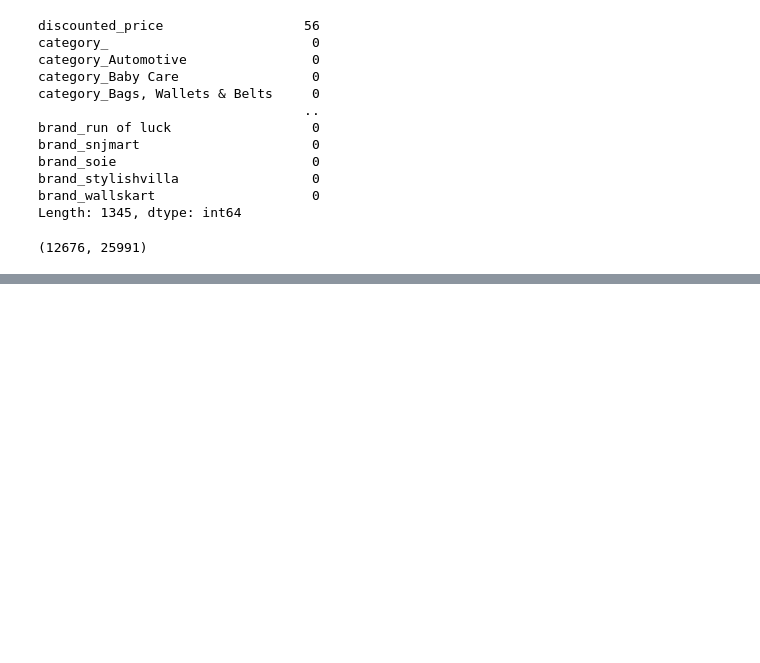
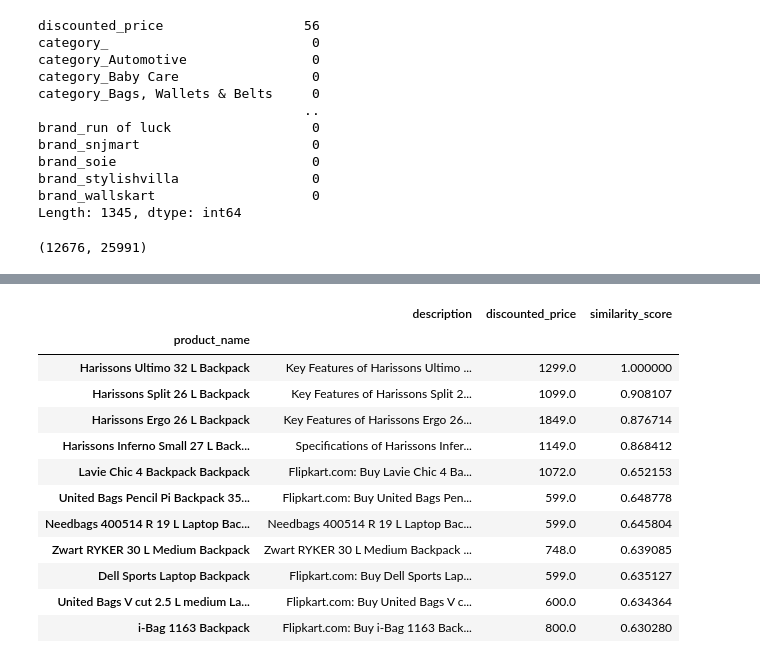
Before and after one commit to PraneethVasarla/flipkart-recommendation-system, a Jupyter notebook: Flipkart Rcommendation System.ipynb, the cells around one changed output, grey strips where cells are left out. Drawn from its saved outputs; the diff is of its cells as text; code cells hidden in the pictures; blank space fills up the shorter version.

```diff
--- a/Flipkart Rcommendation System.ipynb
+++ b/Flipkart Rcommendation System.ipynb
@@ -801,0 +806,31 @@ get_recommendation_3rd_model("At Ur Door Men's Printed Bandana")
+# %%
+cosine_similarity_matrix = cosine_similarity(new_features2,new_features2)
+# %%
+def get_recommendation_4th_model(title,kernel=cosine_similarity_matrix):
+    idx = indices[title]
+    sim_scores = enumerate(kernel[idx])
+    sim_scores = sorted(sim_scores,key = lambda x: x[1],reverse=True)
+    sim_scores = sim_scores[:11]
+    sim_indices = [i[0] for i in sim_scores]
+    data = df.copy()
+    data.drop_duplicates(subset='product_name',inplace=True)
+    recommendations = data[['product_name','description','discounted_price']].iloc[sim_indices]
+    recommendations['similarity_score'] = [i[1] for i in sim_scores]
+    recommendations.set_index("product_name",inplace=True)
+    return recommendations
+# %%
+get_recommendation_4th_model("Harissons Ultimo 32 L Backpack")
+# %% [output]
+|  | description | discounted_price | similarity_score |
+| product_name |  |  |  |
+| Harissons Ultimo 32 L Backpack | Key Features of Harissons Ultimo ... | 1299.0 | 1.000000 |
+| Harissons Split 26 L Backpack | Key Features of Harissons Split 2... | 1099.0 | 0.908107 |
+| Harissons Ergo 26 L Backpack | Key Features of Harissons Ergo 26... | 1849.0 | 0.876714 |
+| Harissons Inferno Small 27 L Back... | Specifications of Harissons Infer... | 1149.0 | 0.868412 |
+| Lavie Chic 4 Backpack Backpack | Flipkart.com: Buy Lavie Chic 4 Ba... | 1072.0 | 0.652153 |
+| United Bags Pencil Pi Backpack 35... | Flipkart.com: Buy United Bags Pen... | 599.0 | 0.648778 |
+| Needbags 400514 R 19 L Laptop Bac... | Needbags 400514 R 19 L Laptop Bac... | 599.0 | 0.645804 |
+| Zwart RYKER 30 L Medium Backpack | Zwart RYKER 30 L Medium Backpack ... | 748.0 | 0.639085 |
+| Dell Sports Laptop Backpack | Flipkart.com: Buy Dell Sports Lap... | 599.0 | 0.635127 |
+| United Bags V cut 2.5 L medium La... | Flipkart.com: Buy United Bags V c... | 600.0 | 0.634364 |
+| i-Bag 1163 Backpack | Flipkart.com: Buy i-Bag 1163 Back... | 800.0 | 0.630280 |
```
Also changed, not shown: parts of 5 cells of this notebook.
